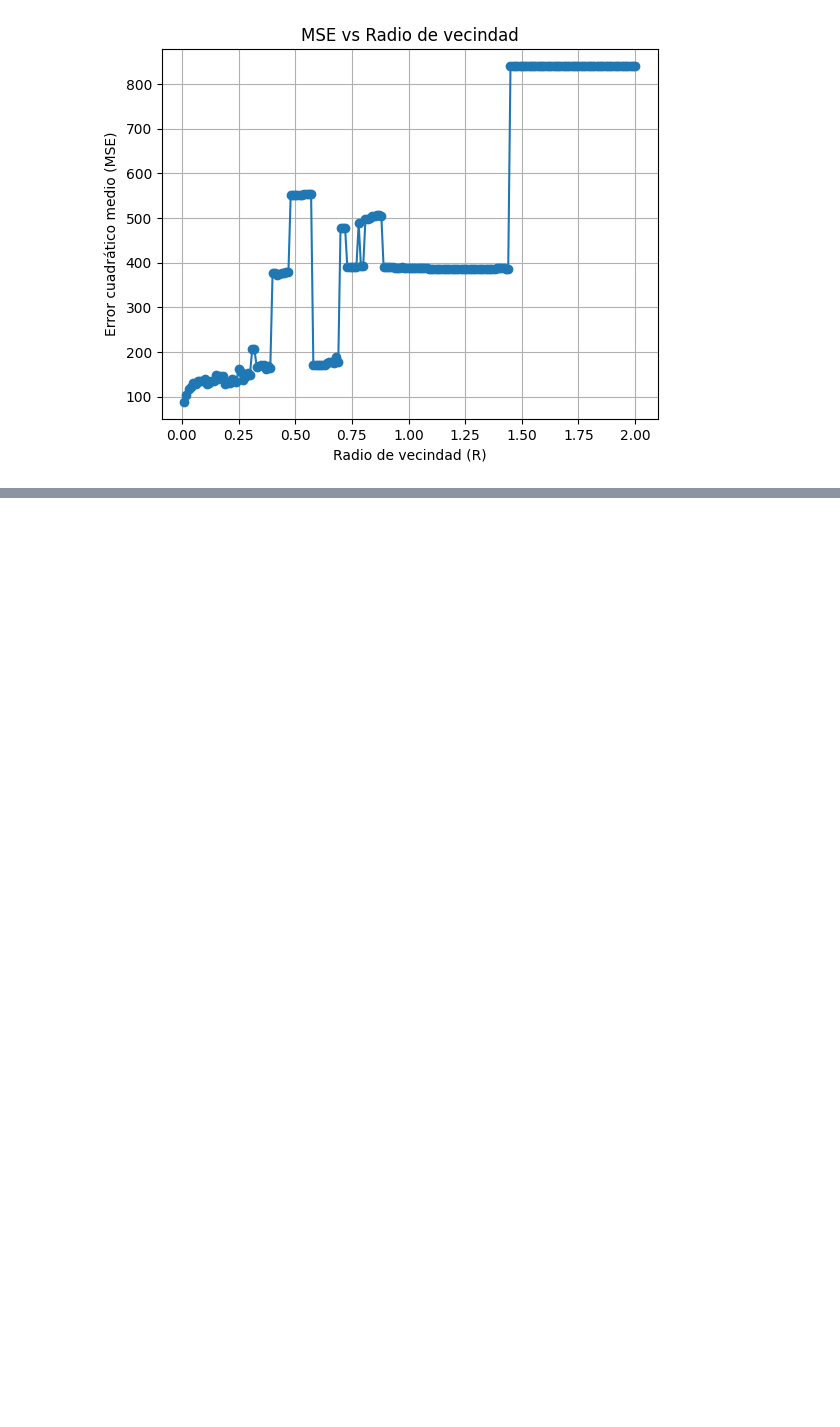
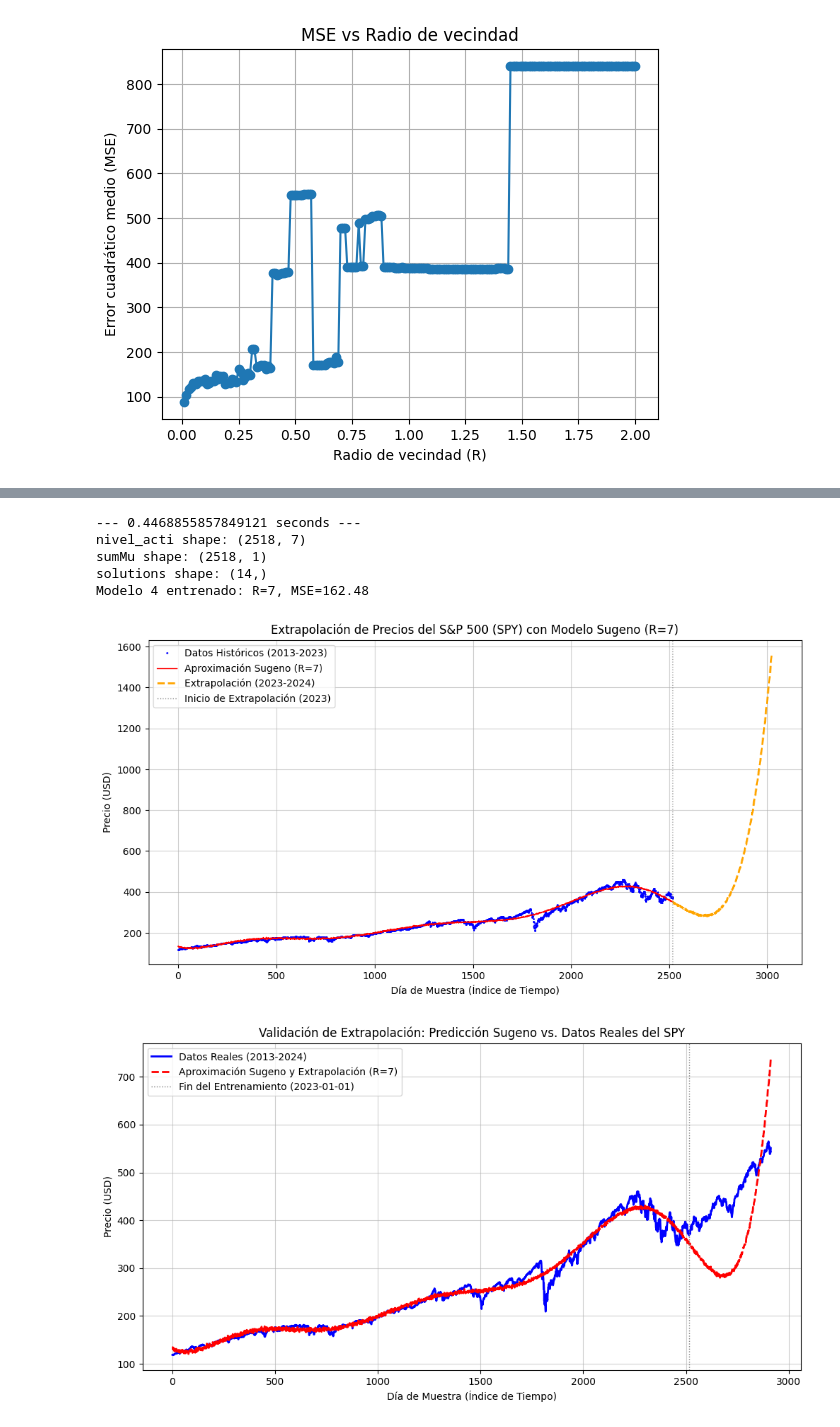
Before and after one commit to NavarroPablo96/Repo-Actividad-Sugeno-Mamdani, a Jupyter notebook: Actividad 1b -Sugeno SPY.ipynb, the cells around one changed output, grey strips where cells are left out. Cells and saved outputs as stored; diff of their text form; code cells hidden in the pictures; blank space fills up the shorter version.

```diff
--- a/Actividad 1b -Sugeno SPY.ipynb
+++ b/Actividad 1b -Sugeno SPY.ipynb
@@ -419,3 +411,65 @@ solutions shape: (14,)
 Modelo Sugeno entrenado con radii=0.37.
 Número de reglas (R) obtenidas: 7
 [figure]
+# %%
+def entrenar_sugeno_para_extrapolacion(df_datos, radii_inicial):
+    tiempo = np.arange(len(df_datos))
+    precio_cierre = df_datos['Close'].values
+    data_spy = np.vstack((tiempo, precio_cierre)).T
+    modelo_spy = fis()
+    modelo_spy.genfis(data_spy, radii=radii_inicial)
+
+    salida_modelo = modelo_spy.evalfis(data_spy[:, 0].reshape(-1, 1))
+    mse = np.mean((precio_cierre - salida_modelo)**2)
+
+    print(f"Modelo 4 entrenado: R={len(modelo_spy.rules)}, MSE={mse:.2f}")
+    return modelo_spy, tiempo, precio_cierre
+
+
+modelo_4, tiempo_historico, precios_historicos = entrenar_sugeno_para_extrapolacion(df_sub, radii_inicial=0.37)
+ultimo_dia_historico = tiempo_historico[-1] # Será aprox. 2517
+dias_a_extrapolar = 2 * 252
+tiempo_futuro = np.arange(ultimo_dia_historico + 1, ultimo_dia_historico + 1 + dias_a_extrapolar)
+tiempo_completo = np.concatenate((tiempo_historico, tiempo_futuro))
+tiempo_para_eval = tiempo_completo.reshape(-1, 1)
+prediccion_completa = modelo_4.evalfis(tiempo_para_eval)
+
+# --- Graficar los resultados ---
+plt.figure(figsize=(12, 6))
+plt.plot(tiempo_historico, precios_historicos, 'o', markersize=1, color='blue', label='Datos Históricos (2013-2023)')
+plt.plot(tiempo_historico, prediccion_completa[:len(tiempo_historico)], color='red', linewidth=1, label='Aproximación Sugeno (R=7)')
+plt.plot(tiempo_futuro, prediccion_completa[len(tiempo_historico):], '--', color='orange', linewidth=2, label='Extrapolación (2023-2024)')
+plt.axvline(x=ultimo_dia_historico, color='gray', linestyle=':', linewidth=1, label='Inicio de Extrapolación (2023)')
+plt.title('Extrapolación de Precios del S&P 500 (SPY) con Modelo Sugeno (R=7)')
+plt.xlabel("Día de Muestra (Índice de Tiempo)")
+plt.ylabel("Precio (USD)")
+plt.legend()
+plt.grid(True, alpha=0.6)
+plt.show()
+
+
+df_full_validated = df.loc['2013-01-01':]
+tiempo_completo_validado = np.arange(len(df_full_validated))
+precios_reales_full = df_full_validated['Close'].values
+tiempo_para_eval = tiempo_completo_validado.reshape(-1, 1)
+prediccion_completa = modelo_4.evalfis(tiempo_para_eval)
+
+# --- Graficar los resultados ---
+plt.figure(figsize=(12, 6))
+plt.plot(tiempo_completo_validado, precios_reales_full, color='blue', linewidth=2, label='Datos Reales (2013-2024)')
+plt.plot(tiempo_completo_validado, prediccion_completa, '--', color='red', linewidth=2, label='Aproximación Sugeno y Extrapolación (R=7)')
+plt.axvline(x=ultimo_dia_historico, color='gray', linestyle=':', linewidth=1, label='Fin del Entrenamiento (2023-01-01)')
+plt.title('Validación de Extrapolación: Predicción Sugeno vs. Datos Reales del SPY')
+plt.xlabel("Día de Muestra (Índice de Tiempo)")
+plt.ylabel("Precio (USD)")
+plt.legend()
+plt.grid(True, alpha=0.6)
+plt.show()
+# %% [output]
+--- 0.4468855857849121 seconds ---
+nivel_acti shape: (2518, 7)
+sumMu shape: (2518, 1)
+solutions shape: (14,)
+Modelo 4 entrenado: R=7, MSE=162.48
+[figure, added]
+[figure, added]
```
Also changed, not shown: parts of 12 cells of this notebook, 1 other file.
